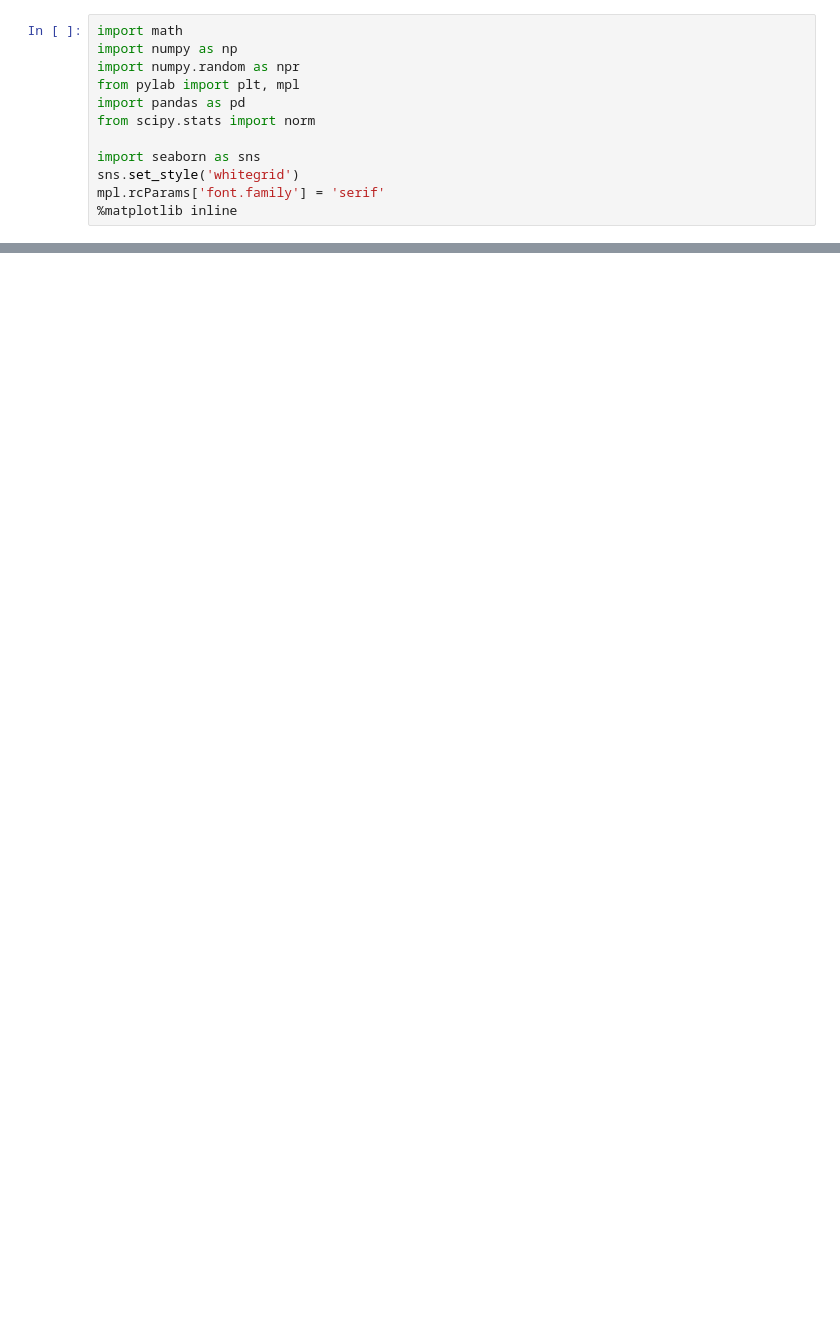
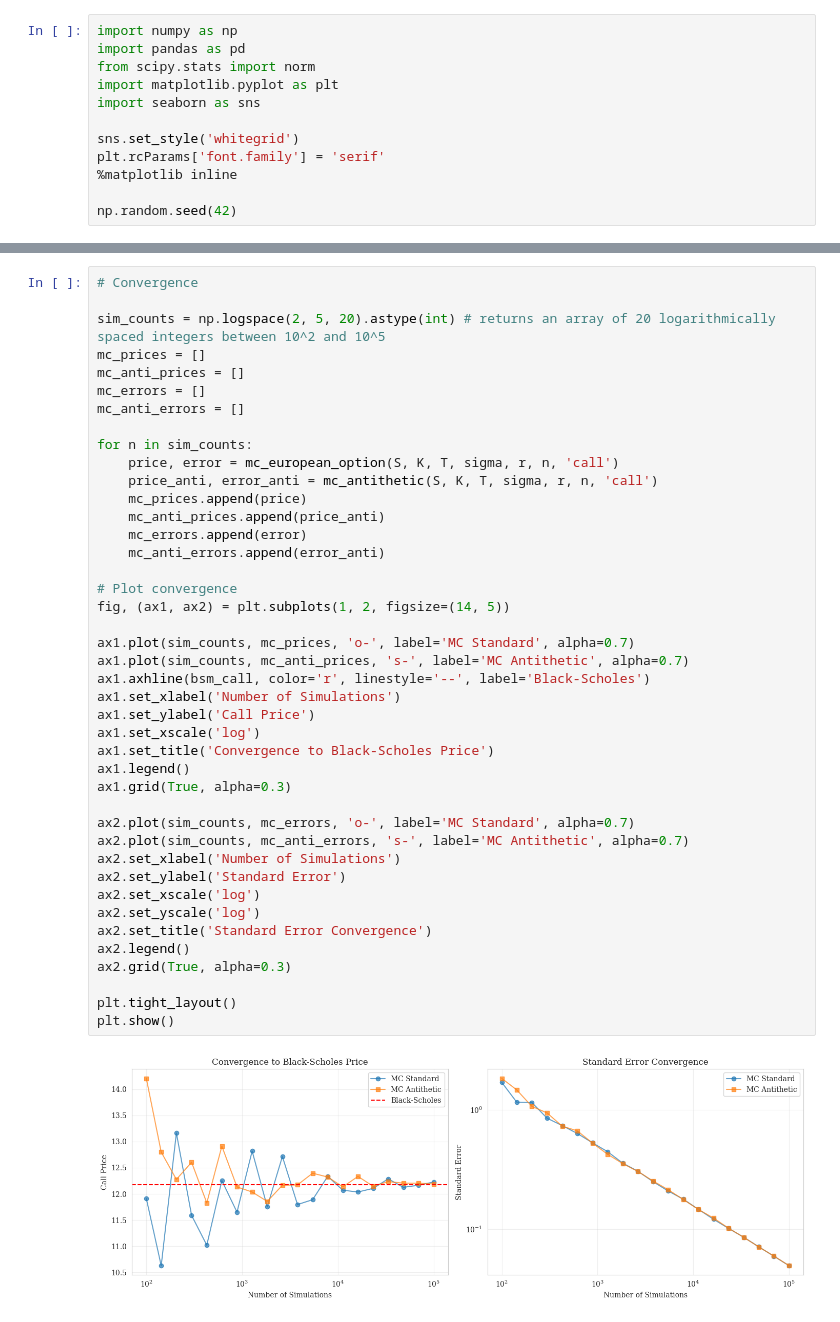
Before and after one commit to weitseu/Quant-Prep, a Jupyter notebook: monte_carlo_pricing.ipynb, the cells around one changed output, grey strips where cells are left out. Saved outputs shown, nothing was run; the diff lists cells and outputs as text; blank space fills up the shorter version.

```diff
--- a/monte_carlo_pricing.ipynb
+++ b/monte_carlo_pricing.ipynb
@@ -1,12 +1,12 @@
 # %%
-import math
 import numpy as np
-import numpy.random as npr
-from pylab import plt, mpl
 import pandas as pd
 from scipy.stats import norm
+import matplotlib.pyplot as plt
+import seaborn as sns
 
-import seaborn as sns
 sns.set_style('whitegrid')
-mpl.rcParams['font.family'] = 'serif'
+plt.rcParams['font.family'] = 'serif'
 %matplotlib inline
+
+np.random.seed(42)
@@ -135,0 +144,44 @@ plt.show()
+# %%
+# Convergence
+
+sim_counts = np.logspace(2, 5, 20).astype(int) # returns an array of 20 logarithmically spaced integers between 10^2 and 10^5
+mc_prices = []
+mc_anti_prices = []
+mc_errors = []
+mc_anti_errors = []
+
+for n in sim_counts:
+    price, error = mc_european_option(S, K, T, sigma, r, n, 'call')
+    price_anti, error_anti = mc_antithetic(S, K, T, sigma, r, n, 'call')
+    mc_prices.append(price)
+    mc_anti_prices.append(price_anti)
+    mc_errors.append(error)
+    mc_anti_errors.append(error_anti)
+
+# Plot convergence
+fig, (ax1, ax2) = plt.subplots(1, 2, figsize=(14, 5))
+
+ax1.plot(sim_counts, mc_prices, 'o-', label='MC Standard', alpha=0.7)
+ax1.plot(sim_counts, mc_anti_prices, 's-', label='MC Antithetic', alpha=0.7)
+ax1.axhline(bsm_call, color='r', linestyle='--', label='Black-Scholes')
+ax1.set_xlabel('Number of Simulations')
+ax1.set_ylabel('Call Price')
+ax1.set_xscale('log')
+ax1.set_title('Convergence to Black-Scholes Price')
+ax1.legend()
+ax1.grid(True, alpha=0.3)
+
+ax2.plot(sim_counts, mc_errors, 'o-', label='MC Standard', alpha=0.7)
+ax2.plot(sim_counts, mc_anti_errors, 's-', label='MC Antithetic', alpha=0.7)
+ax2.set_xlabel('Number of Simulations')
+ax2.set_ylabel('Standard Error')
+ax2.set_xscale('log')
+ax2.set_yscale('log')
+ax2.set_title('Standard Error Convergence')
+ax2.legend()
+ax2.grid(True, alpha=0.3)
+
+plt.tight_layout()
+plt.show()
+# %% [output]
+[figure, added]
```
Also changed, not shown: parts of 9 cells of this notebook, 7 other files.
